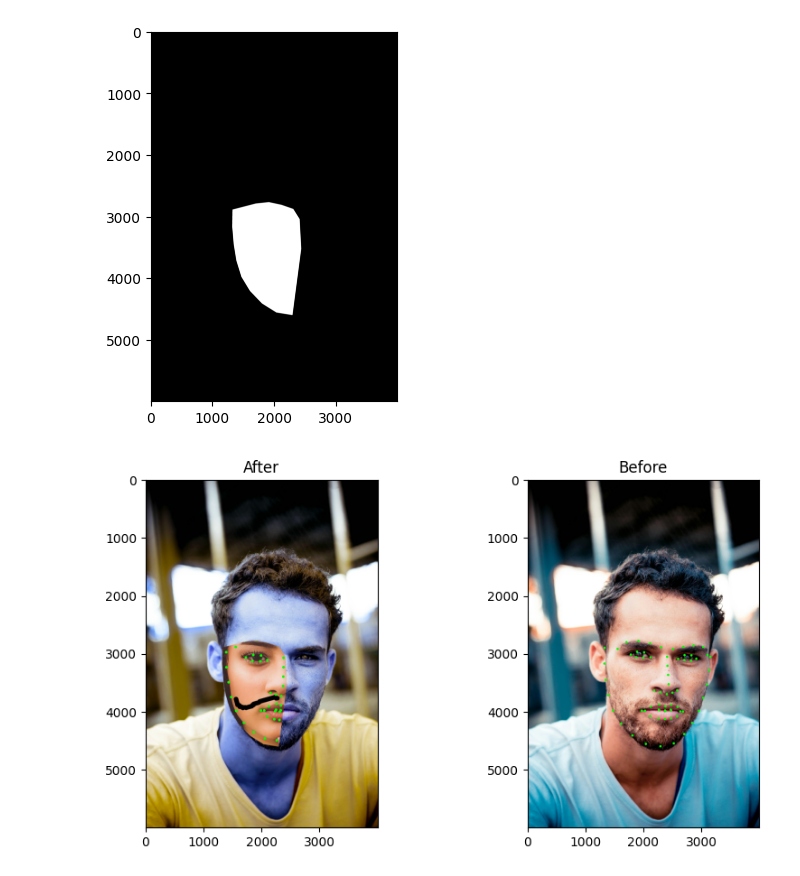
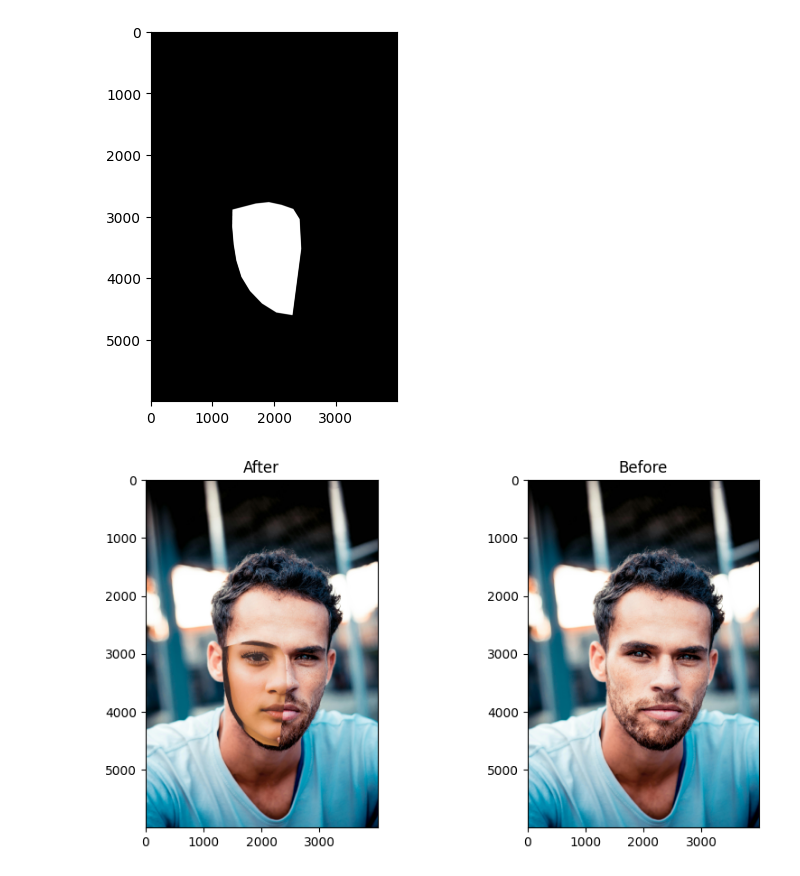
Before and after one commit to xxBLUECATxx/Face-Drawing, a Jupyter notebook: lab.ipynb, the cells around one changed output. Drawn from its saved outputs; the diff is of its cells as text; code cells hidden in the pictures.

```diff
--- a/lab.ipynb
+++ b/lab.ipynb
@@ -397,6 +397,8 @@ mask_back_as_mask = get_img('examples/masks/beard_back.png',mask=True)
 mask_back_as_mask = add_alpha_channel(mask_back_as_mask)
 out_alpha = add_alpha_channel(out_mask)
 warp_img_face = warp_im(out_alpha, transformation_matrix, target.shape)
+warp_girl = warp_im(mask_back_as_mask, transformation_matrix, target.shape)
+
 
 alpha = 0.3
 beta = 1
@@ -645,25 +631,26 @@ WARNING:matplotlib.image:Clipping input data to the valid range for imshow with
 # %%
 # Apply the facial mask, where 0 is the mask and 1 is the face
 
 out = target.copy()
+
 for c in range(0,3):
-    out[0:out.shape[0],0:out.shape[1], c] =  out[0:out.shape[0], 0:out.shape[1], c] * (1.0 - facial_mask[:,:,0]) +  warp_img_face[:,:,c] *facial_mask[:,:,0]
+    out[0:out.shape[0],0:out.shape[1], c] =  out[0:out.shape[0], 0:out.shape[1], c] * (1.0 - facial_mask[:,:,0]) +  warp_girl[:,:,c] *facial_mask[:,:,0]
 #plt.imshow(out)
 
 plt.figure(figsize=(10, 5))  # Optional: Set the figure size
 
 plt.subplot(1, 2, 1)  # Arguments are: (number of rows, number of columns, index of current plot)
-plt.imshow(out)
+plt.imshow(cv2.cvtColor(out,cv2.COLOR_BGR2RGB))
 plt.title('After')  # Optional: Set the title for the plot
 
 plt.subplot(1, 2, 2)
-plt.imshow(cv2.cvtColor(out_face,cv2.COLOR_BGR2RGB))
-++++
+plt.imshow(cv2.cvtColor(target,cv2.COLOR_BGR2RGB))
+
 plt.title('Before')  # Optional: Set the title for the plot
 
 plt.show()
 # %% [output]
-[figure, old version]
+[figure, new version]
 # %%
 # Correct the color and get final output
 
```
Also changed, not shown: parts of 4 cells of this notebook.
